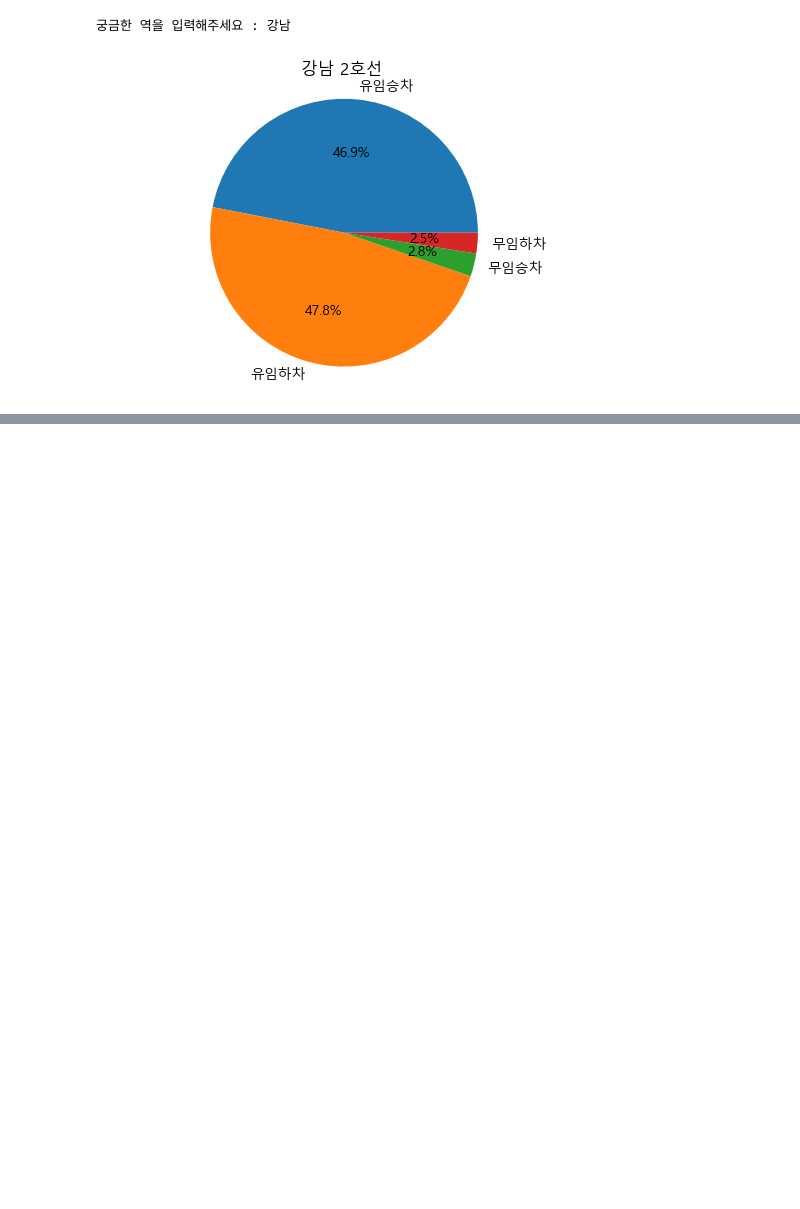
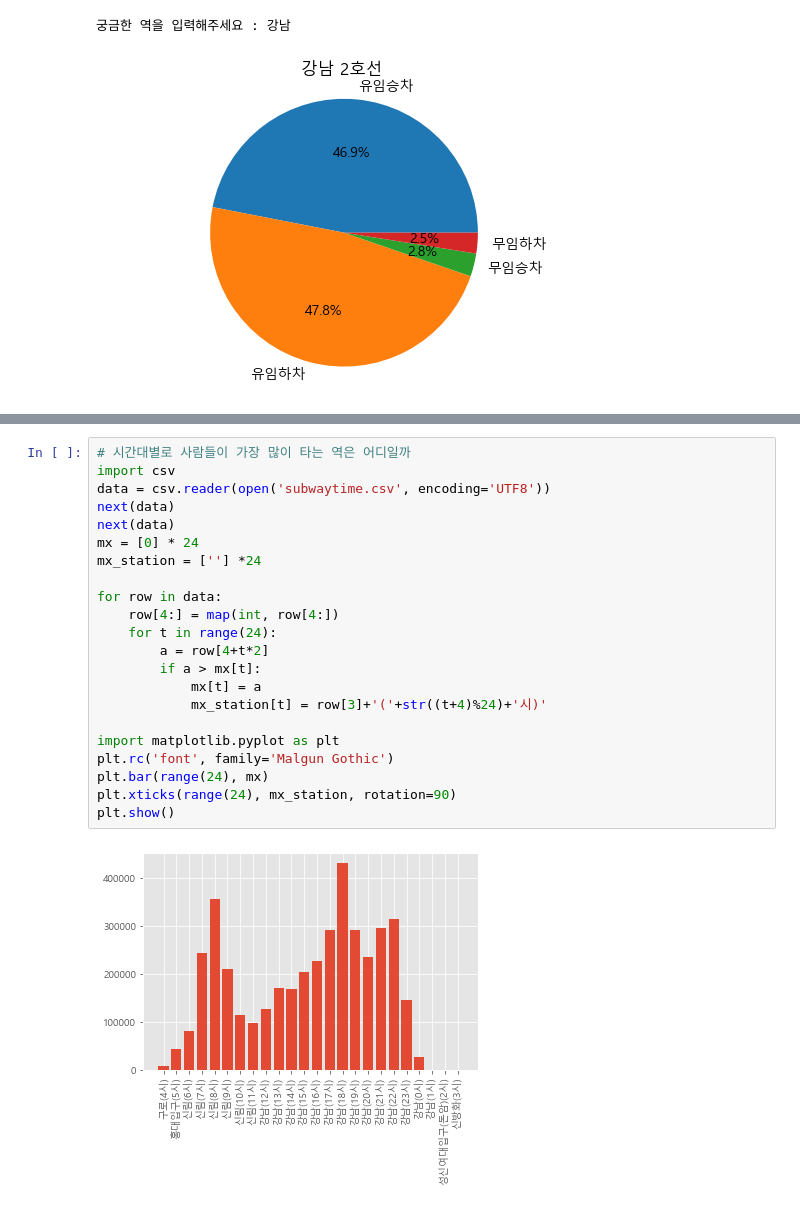
Before and after one commit to YunDH218/data_analysis, a Jupyter notebook: 대중교통 데이터.ipynb, the cells around one changed output, grey strips where cells are left out. Saved outputs shown, nothing was run; the diff lists cells and outputs as text; blank space fills up the shorter version.

```diff
--- a/대중교통 데이터.ipynb
+++ b/대중교통 데이터.ipynb
@@ -99,0 +144,24 @@ for i in range(len(result)):
+# %%
+# 시간대별로 사람들이 가장 많이 타는 역은 어디일까
+import csv
+data = csv.reader(open('subwaytime.csv', encoding='UTF8'))
+next(data)
+next(data)
+mx = [0] * 24
+mx_station = [''] *24
+
+for row in data:
+    row[4:] = map(int, row[4:])
+    for t in range(24):
+        a = row[4+t*2]
+        if a > mx[t]:
+            mx[t] = a
+            mx_station[t] = row[3]+'('+str((t+4)%24)+'시)'
+
+import matplotlib.pyplot as plt
+plt.rc('font', family='Malgun Gothic')
+plt.bar(range(24), mx)
+plt.xticks(range(24), mx_station, rotation=90)
+plt.show()
+# %% [output]
+[figure, added]
```
Also changed, not shown: parts of 4 cells of this notebook, 2 other files.
